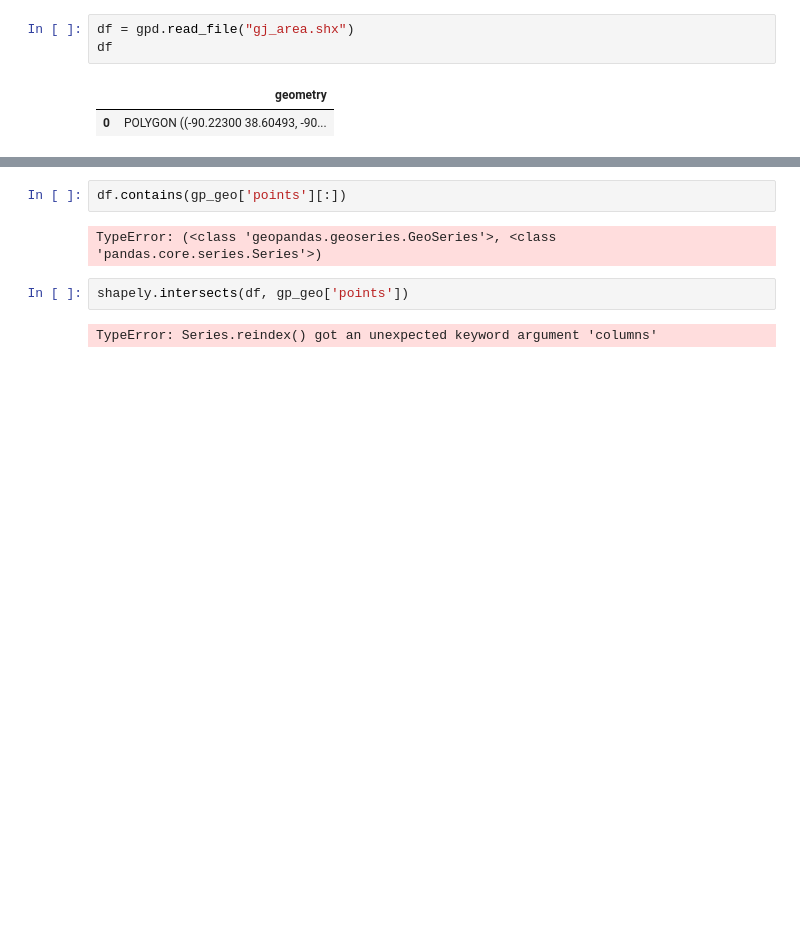
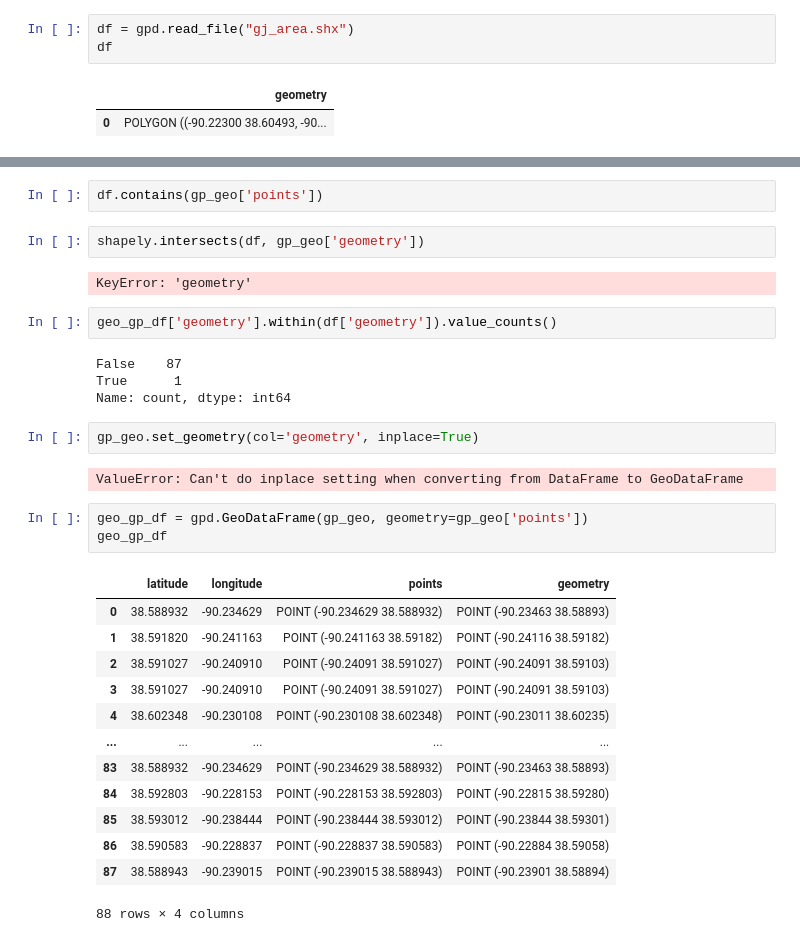
Before and after one commit to luke-lite/Dutchtown, a Jupyter notebook: geo-testing.ipynb, the cells around one changed output, grey strips where cells are left out. Saved outputs shown, nothing was run; the diff lists cells and outputs as text; blank space fills up the shorter version.

```diff
--- a/geo-testing.ipynb
+++ b/geo-testing.ipynb
@@ -137,8 +134,33 @@ df.plot()
 # %%
-df.contains(gp_geo['points'][:])
+df.contains(gp_geo['points'])
-# %% [output]
-TypeError: (<class 'geopandas.geoseries.GeoSeries'>, <class 'pandas.core.series.Series'>)
 # %%
-shapely.intersects(df, gp_geo['points'])
+shapely.intersects(df, gp_geo['geometry'])
 # %% [output]
-TypeError: Series.reindex() got an unexpected keyword argument 'columns'
+KeyError: 'geometry'
+# %%
+geo_gp_df['geometry'].within(df['geometry']).value_counts()
+# %% [output]
+False    87
+True      1
+Name: count, dtype: int64
+# %%
+gp_geo.set_geometry(col='geometry', inplace=True)
+# %% [output]
+ValueError: Can't do inplace setting when converting from DataFrame to GeoDataFrame
+# %%
+geo_gp_df = gpd.GeoDataFrame(gp_geo, geometry=gp_geo['points'])
+geo_gp_df
+# %% [output]
+|  | latitude | longitude | points | geometry |
+| 0 | 38.588932 | -90.234629 | POINT (-90.234629 38.588932) | POINT (-90.23463 38.58893) |
+| 1 | 38.591820 | -90.241163 | POINT (-90.241163 38.59182) | POINT (-90.24116 38.59182) |
+| 2 | 38.591027 | -90.240910 | POINT (-90.24091 38.591027) | POINT (-90.24091 38.59103) |
+| 3 | 38.591027 | -90.240910 | POINT (-90.24091 38.591027) | POINT (-90.24091 38.59103) |
+| 4 | 38.602348 | -90.230108 | POINT (-90.230108 38.602348) | POINT (-90.23011 38.60235) |
+| ... | ... | ... | ... | ... |
+| 83 | 38.588932 | -90.234629 | POINT (-90.234629 38.588932) | POINT (-90.23463 38.58893) |
+| 84 | 38.592803 | -90.228153 | POINT (-90.228153 38.592803) | POINT (-90.22815 38.59280) |
+| 85 | 38.593012 | -90.238444 | POINT (-90.238444 38.593012) | POINT (-90.23844 38.59301) |
+| 86 | 38.590583 | -90.228837 | POINT (-90.228837 38.590583) | POINT (-90.22884 38.59058) |
+| 87 | 38.588943 | -90.239015 | POINT (-90.239015 38.588943) | POINT (-90.23901 38.58894) |
+88 rows × 4 columns
```
Also changed, not shown: parts of 4 cells of this notebook, 1 other file.
